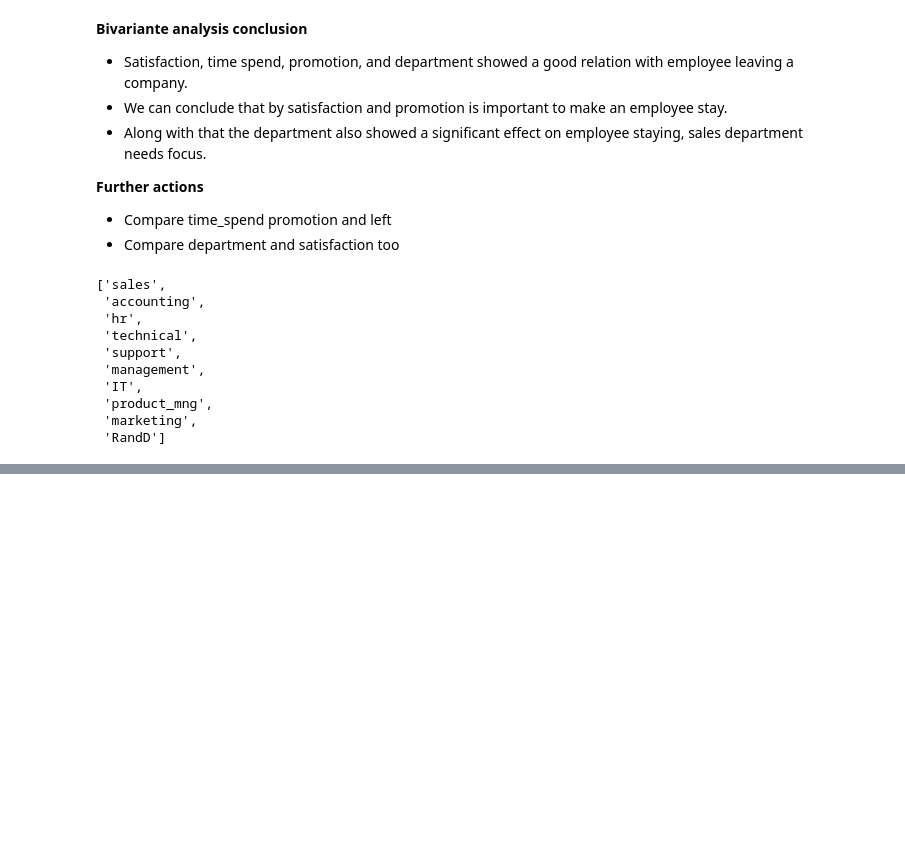
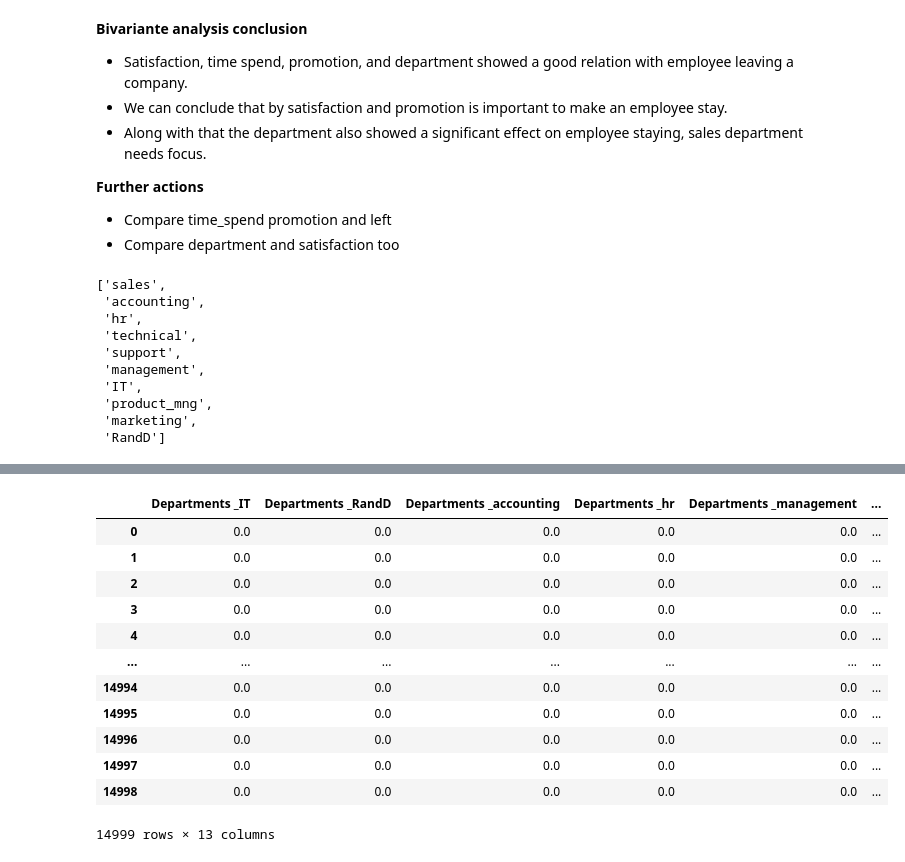
Before and after one commit to Deepika081/ml-learning-journey, a Jupyter notebook: HR_DataAnalysis.ipynb, the cells around one changed output, grey strips where cells are left out. Saved outputs shown, nothing was run; the diff lists cells and outputs as text; code cells hidden in the pictures; blank space fills up the shorter version.

```diff
--- a/HR_DataAnalysis.ipynb
+++ b/HR_DataAnalysis.ipynb
@@ -410,0 +648,16 @@ for i in departments:
+# %%
+encoded_df
+# %% [output]
+|  | Departments _IT | Departments _RandD | Departments _accounting | Departments _hr | Departments _management | ... |
+| 0 | 0.0 | 0.0 | 0.0 | 0.0 | 0.0 | ... |
+| 1 | 0.0 | 0.0 | 0.0 | 0.0 | 0.0 | ... |
+| 2 | 0.0 | 0.0 | 0.0 | 0.0 | 0.0 | ... |
+| 3 | 0.0 | 0.0 | 0.0 | 0.0 | 0.0 | ... |
+| 4 | 0.0 | 0.0 | 0.0 | 0.0 | 0.0 | ... |
+| ... | ... | ... | ... | ... | ... | ... |
+| 14994 | 0.0 | 0.0 | 0.0 | 0.0 | 0.0 | ... |
+| 14995 | 0.0 | 0.0 | 0.0 | 0.0 | 0.0 | ... |
+| 14996 | 0.0 | 0.0 | 0.0 | 0.0 | 0.0 | ... |
+| 14997 | 0.0 | 0.0 | 0.0 | 0.0 | 0.0 | ... |
+| 14998 | 0.0 | 0.0 | 0.0 | 0.0 | 0.0 | ... |
+14999 rows × 13 columns
```
Also changed, not shown: parts of 41 cells of this notebook.
